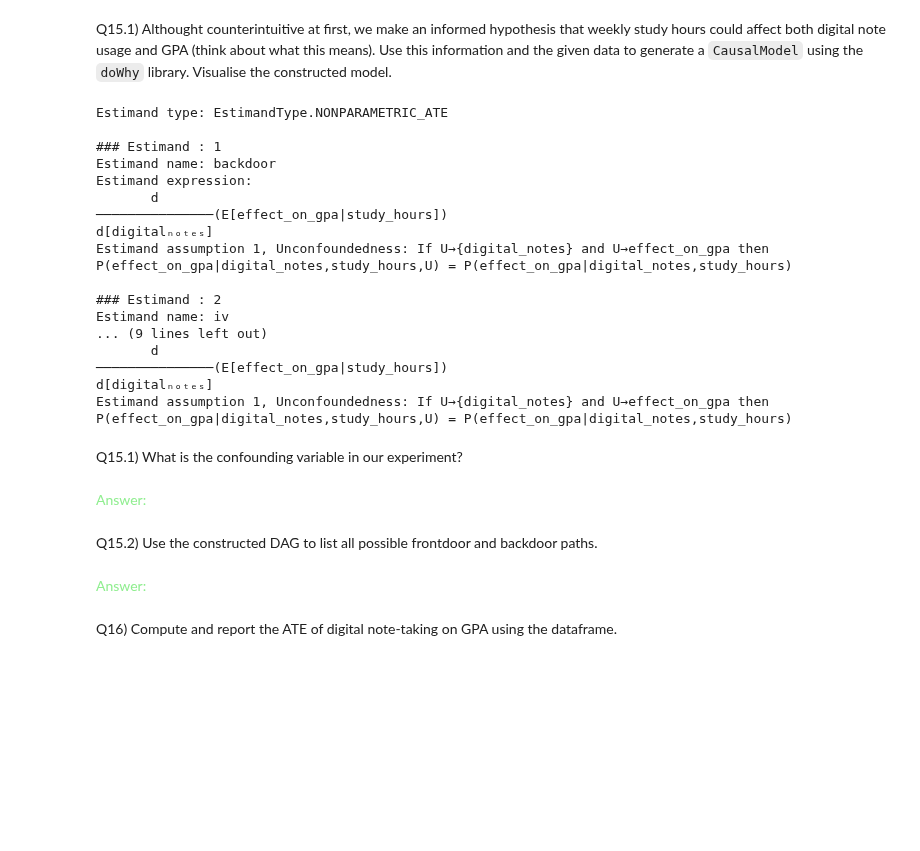
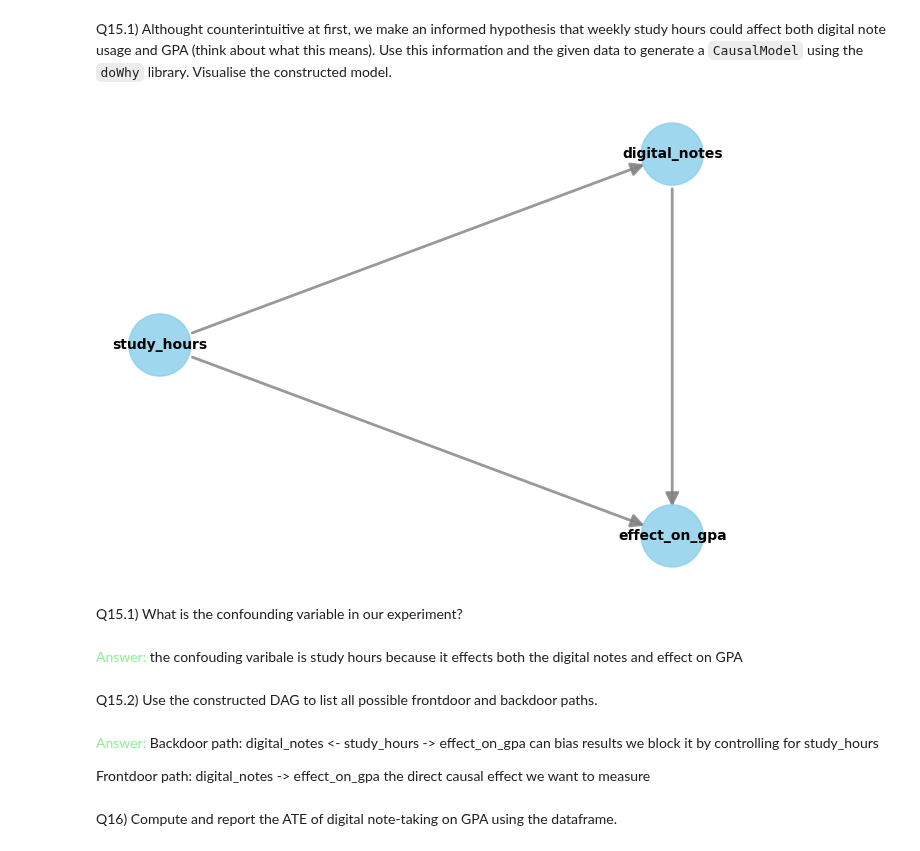
Before and after one commit to Ahmad-Gill/LUMS-Academics, a Jupyter notebook: First Semester/AI 500 Foundation of AI/Assignments/Assignment 4/PA4/PA4_25280065.ipynb, the cells around one changed output. Saved outputs shown, nothing was run; the diff lists cells and outputs as text; code cells hidden in the pictures; blank space fills up the shorter version.

```diff
--- a/First Semester/AI 500 Foundation of AI/Assignments/Assignment 4/PA4/PA4_25280065.ipynb
+++ b/First Semester/AI 500 Foundation of AI/Assignments/Assignment 4/PA4/PA4_25280065.ipynb
@@ -460,38 +483,23 @@ df_notes['digital_notes'] = df_notes['digital_notes'].astype(int)
 # %%
 model = dowhy.CausalModel(
     data=df_notes,
     treatment='digital_notes',
     outcome='effect_on_gpa',
     common_causes=['study_hours']
 )
-identified_estimand = model.identify_effect()
-print(identified_estimand)
+model.view_model()
 # %% [output]
-Estimand type: EstimandType.NONPARAMETRIC_ATE
-
-### Estimand : 1
-Estimand name: backdoor
-Estimand expression:
-       d
-───────────────(E[effect_on_gpa|study_hours])
-d[digitalₙₒₜₑₛ]
-Estimand assumption 1, Unconfoundedness: If U→{digital_notes} and U→effect_on_gpa then P(effect_on_gpa|digital_notes,study_hours,U) = P(effect_on_gpa|digital_notes,study_hours)
-
-### Estimand : 2
-Estimand name: iv
-... (9 lines left out)
-       d
-───────────────(E[effect_on_gpa|study_hours])
-d[digitalₙₒₜₑₛ]
-Estimand assumption 1, Unconfoundedness: If U→{digital_notes} and U→effect_on_gpa then P(effect_on_gpa|digital_notes,study_hours,U) = P(effect_on_gpa|digital_notes,study_hours)
+[figure, added]
 # %% [markdown]
 Q15.1) What is the confounding variable in our experiment?
 # %% [markdown]
-<span style="color:lightgreen"> Answer: </span>
+<span style="color:lightgreen"> Answer: </span> the confouding varibale is study hours because it effects both the digital notes and effect on GPA
 # %% [markdown]
 Q15.2) Use the constructed DAG to list all possible frontdoor and backdoor paths.
 # %% [markdown]
-<span style="color:lightgreen"> Answer: </span>
+<span style="color:lightgreen"> Answer: </span> Backdoor path: digital_notes <- study_hours -> effect_on_gpa can bias results we block it by controlling for study_hours
+
+Frontdoor path: digital_notes -> effect_on_gpa the direct causal effect we want to measure
 # %% [markdown]
 Q16) Compute and report the ATE of digital note-taking on GPA using the dataframe.
 # %%
```
Also changed, not shown: parts of 9 cells of this notebook, 26 other files.
